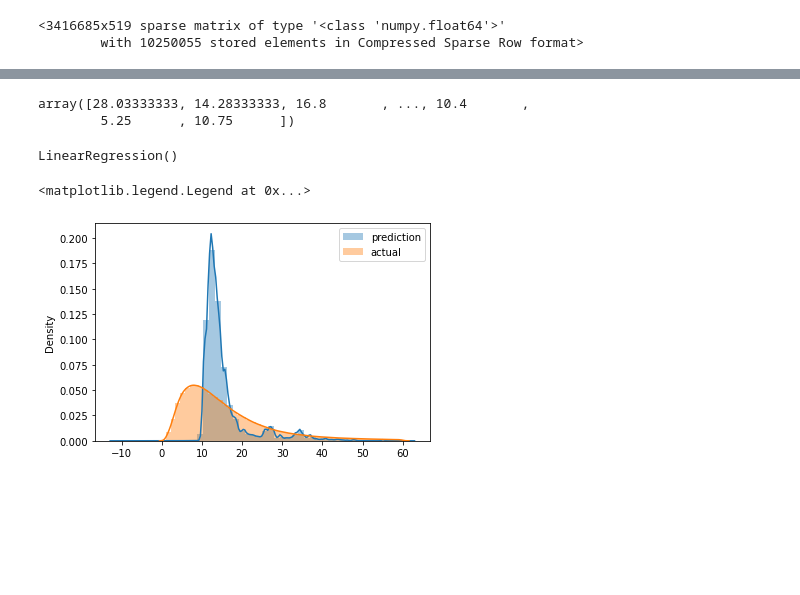
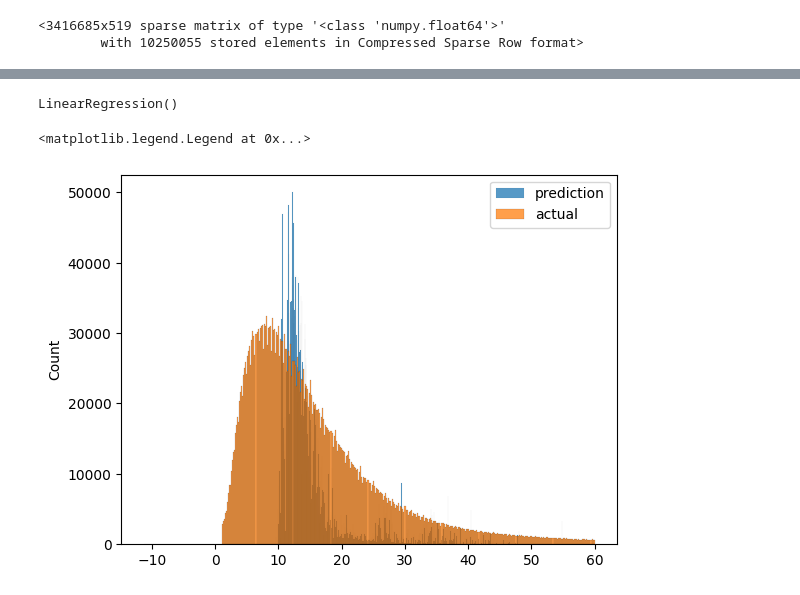
Before and after one commit to therealmazin/ML, a Jupyter notebook: Intro/homework.ipynb, the cells around one changed output, grey strips where cells are left out. Saved outputs shown, nothing was run; the diff lists cells and outputs as text; code cells hidden in the pictures; blank space fills up the shorter version.

```diff
--- a/Intro/homework.ipynb
+++ b/Intro/homework.ipynb
@@ -175,11 +182,6 @@ dv.feature_names_
 # %%
 target = 'duration'
 y_train = df[target].values
-# %%
-y
-# %% [output]
-array([28.03333333, 14.28333333, 16.8       , ..., 10.4       ,
-        5.25      , 10.75      ])
 # %%
 lr = LinearRegression()
 lr.fit(X_train,y_train)
@@ -188,13 +190,13 @@ LinearRegression()
 # %%
 y_pred = lr.predict(X_train)
 # %%
-sns.distplot(y_pred , label='prediction')
-sns.distplot(y_train, label='actual')
+sns.histplot(y_pred , label='prediction')
+sns.histplot(y_train, label='actual')
 
 plt.legend()
 # %% [output]
 <matplotlib.legend.Legend at 0x...>
-[figure, old version]
+[figure, new version]
 # %%
 mean_squared_error(y_train, y_pred, squared=False)
 # %% [output]
```
Also changed, not shown: parts of 5 cells of this notebook.
